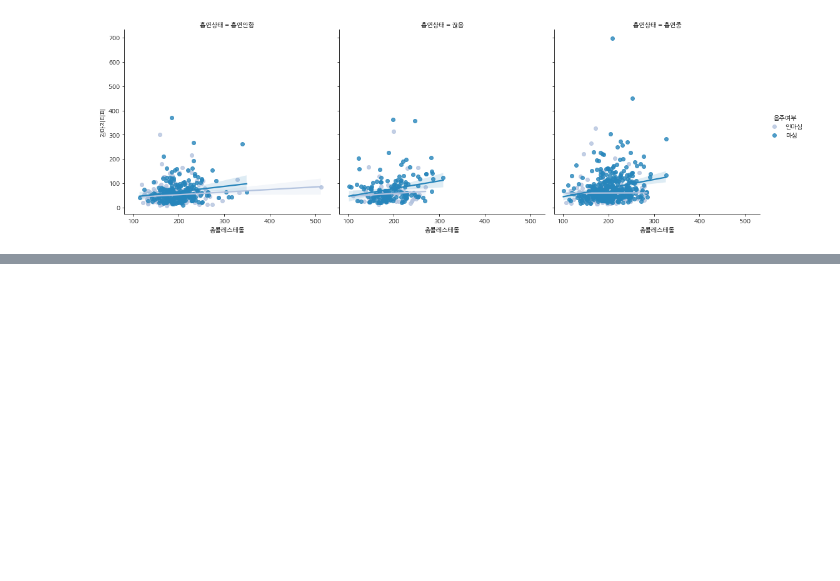
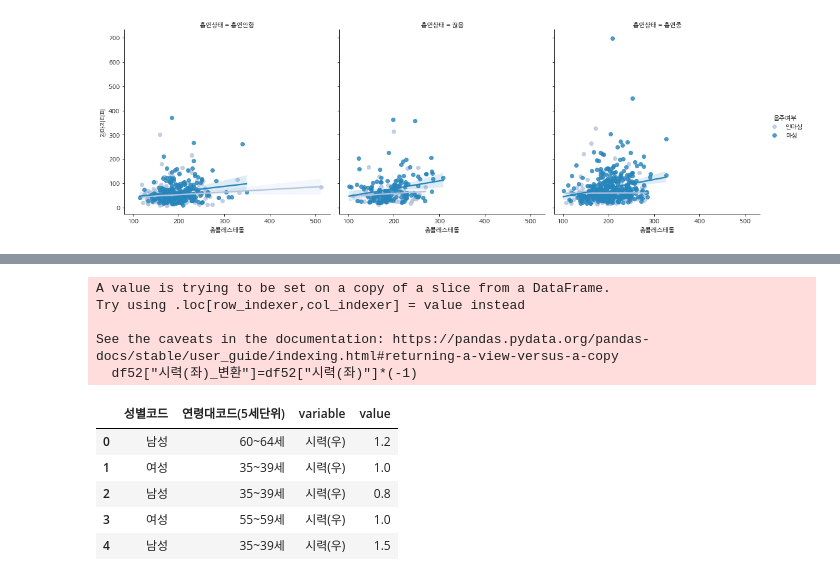
Before and after one commit to JaewooJason/Boostcourse, a Jupyter notebook: Week 3 Mission.ipynb, the cells around one changed output, grey strips where cells are left out. Cells and saved outputs as stored; diff of their text form; code cells hidden in the pictures; blank space fills up the shorter version.

```diff
--- a/Week 3 Mission.ipynb
+++ b/Week 3 Mission.ipynb
@@ -240,3 +243,20 @@ sns.barplot(data=df52, x="시력(좌)", y="연령대코드(5세단위)", hue="
 # %%
 plt.figure(figsize=(15, 4))
 sns.barplot(data=df52, x="시력(우)", y="연령대코드(5세단위)", hue="성별코드")
+# %%
+df52["시력(좌)_변환"]=df52["시력(좌)"]*(-1)
+df53=pd.DataFrame(df52, columns=["성별코드", "연령대코드(5세단위)", "시력(우)", "시력(좌)_변환"])
+df54=pd.melt(df53,id_vars=['성별코드','연령대코드(5세단위)'])
+df54.head()
+# %% [output]
+A value is trying to be set on a copy of a slice from a DataFrame.
+Try using .loc[row_indexer,col_indexer] = value instead
+
+See the caveats in the documentation: https://pandas.pydata.org/pandas-docs/stable/user_guide/indexing.html#returning-a-view-versus-a-copy
+  df52["시력(좌)_변환"]=df52["시력(좌)"]*(-1)
+|  | 성별코드 | 연령대코드(5세단위) | variable | value |
+| 0 | 남성 | 60~64세 | 시력(우) | 1.2 |
+| 1 | 여성 | 35~39세 | 시력(우) | 1.0 |
+| 2 | 남성 | 35~39세 | 시력(우) | 0.8 |
+| 3 | 여성 | 55~59세 | 시력(우) | 1.0 |
+| 4 | 남성 | 35~39세 | 시력(우) | 1.5 |
```
Also changed, not shown: parts of 2 cells of this notebook.
